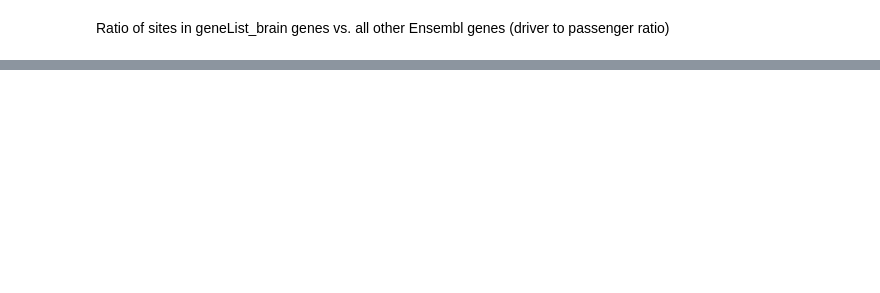
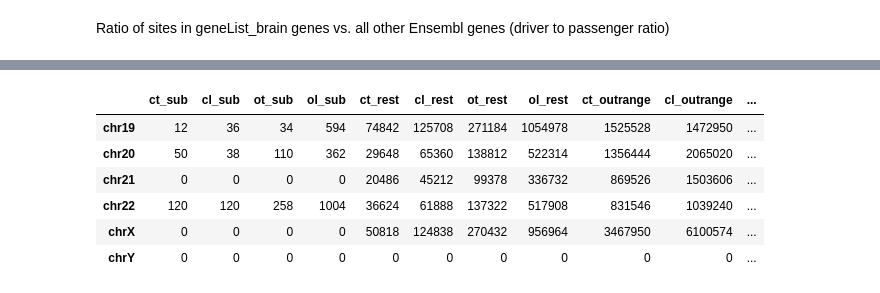
Before and after one commit to atallah-lab/analyses, a Jupyter notebook: cancer_type_site_counts.ipynb, the cells around one changed output, grey strips where cells are left out. Cells and saved outputs as stored; diff of their text form; code cells hidden in the pictures; blank space fills up the shorter version.

```diff
--- a/cancer_type_site_counts.ipynb
+++ b/cancer_type_site_counts.ipynb
@@ -379,2 +376,12 @@ pd_brain_f
 # %%
 save(pd_lung_m,pd_lung_f,pd_colon_m,pd_colon_f,pd_brain_m,pd_brain_f,file='../sim-develop/data/cancer_type_pd_cgc.rda')
+# %%
+tail(counts_f)
+# %% [output]
+|  | ct_sub | cl_sub | ot_sub | ol_sub | ct_rest | cl_rest | ot_rest | ol_rest | ct_outrange | cl_outrange | ... |
+| chr19 | 12 | 36 | 34 | 594 | 74842 | 125708 | 271184 | 1054978 | 1525528 | 1472950 | ... |
+| chr20 | 50 | 38 | 110 | 362 | 29648 | 65360 | 138812 | 522314 | 1356444 | 2065020 | ... |
+| chr21 | 0 | 0 | 0 | 0 | 20486 | 45212 | 99378 | 336732 | 869526 | 1503606 | ... |
+| chr22 | 120 | 120 | 258 | 1004 | 36624 | 61888 | 137322 | 517908 | 831546 | 1039240 | ... |
+| chrX | 0 | 0 | 0 | 0 | 50818 | 124838 | 270432 | 956964 | 3467950 | 6100574 | ... |
+| chrY | 0 | 0 | 0 | 0 | 0 | 0 | 0 | 0 | 0 | 0 | ... |
```
Also changed, not shown: parts of 12 cells of this notebook, 7 other files.
